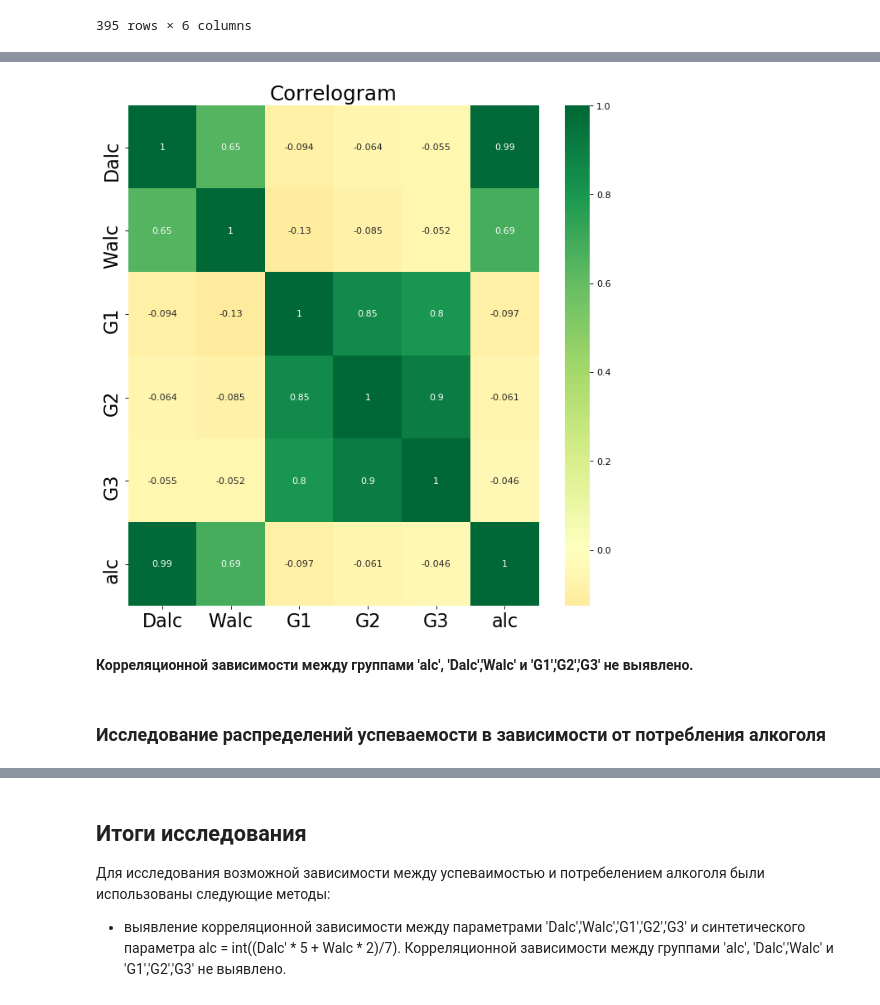
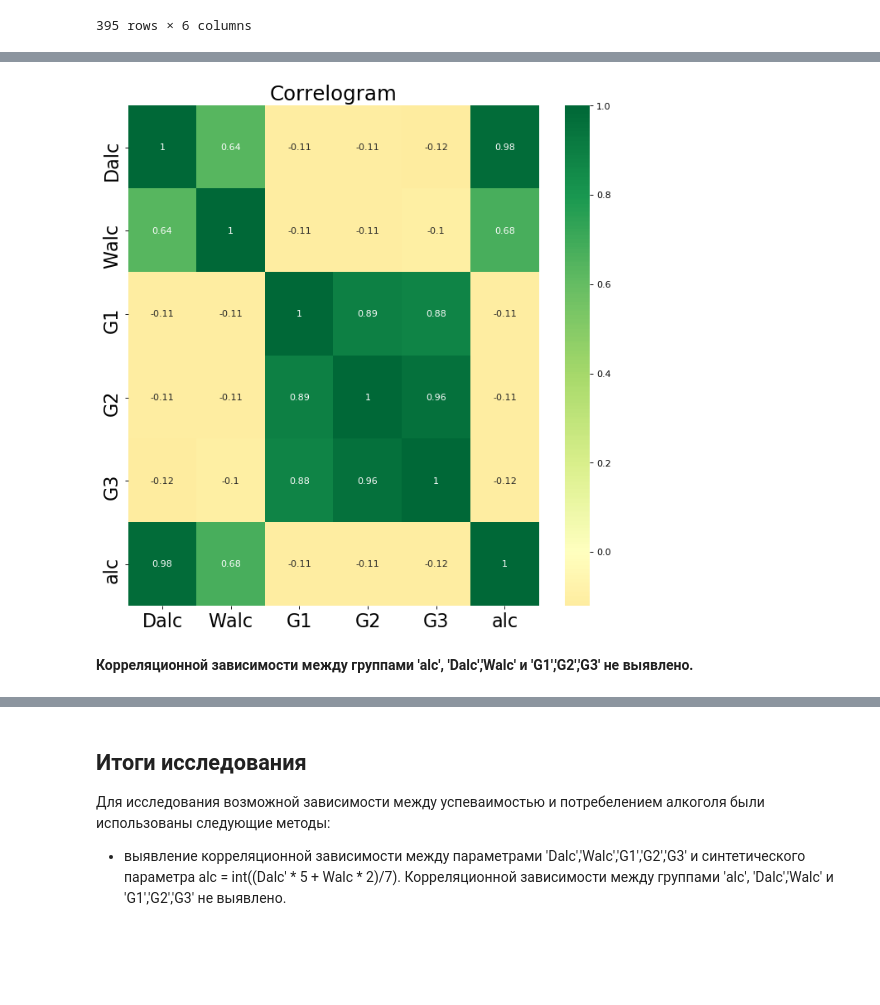
Before and after one commit to vvs1984/abb, a Jupyter notebook: w3_pandas_flask_sql/p1_pandas/hw3.ipynb, the cells around one changed output, grey strips where cells are left out. Saved outputs shown, nothing was run; the diff lists cells and outputs as text; code cells hidden in the pictures; blank space fills up the shorter version.

Commit message:
violineplot + spearman

```diff
--- a/w3_pandas_flask_sql/p1_pandas/hw3.ipynb
+++ b/w3_pandas_flask_sql/p1_pandas/hw3.ipynb
@@ -209,19 +247,17 @@ import matplotlib.pyplot as plt
 # %%
 plt.figure(figsize=(10,10), dpi= 80)
-ax = sns.heatmap(df_alc.corr(),
-                 xticklabels=df_alc.corr().columns,
-                 yticklabels=df_alc.corr().columns,
+ax = sns.heatmap(df_alc.corr('spearman'),
+                 xticklabels=df_alc.corr('spearman').columns,
+                 yticklabels=df_alc.corr('spearman').columns,
                  cmap='RdYlGn', center=0, annot=True)
 
 # Decorations
 plt.title('Correlogram', fontsize=22)
 plt.xticks(fontsize=20)
 plt.yticks(fontsize=20)
 plt.show()
 res = ax.get_figure()
 # %% [output]
-[figure, old version]
+[figure, new version]
 # %% [markdown]
 **Корреляционной зависимости между группами 'alc', 'Dalc','Walc'  и 'G1','G2','G3' не выявлено.**
-# %% [markdown]
-### Исследование распределений успеваемости в зависимости от потребления алкоголя
```
Also changed, not shown: parts of 20 cells of this notebook.
